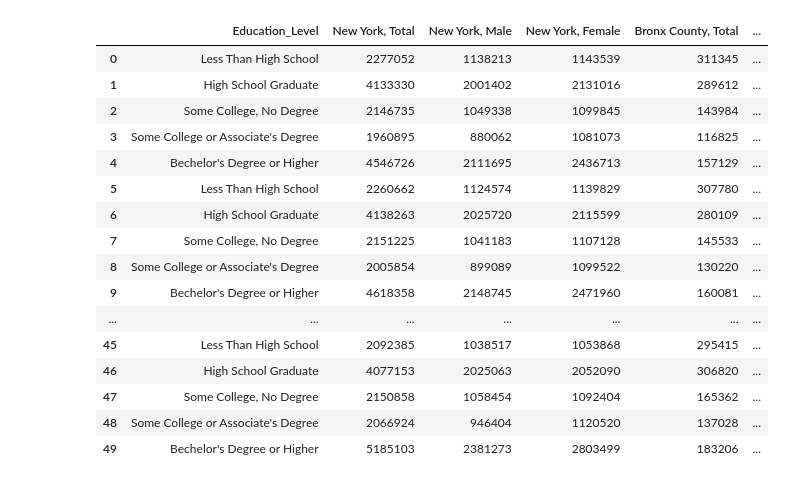
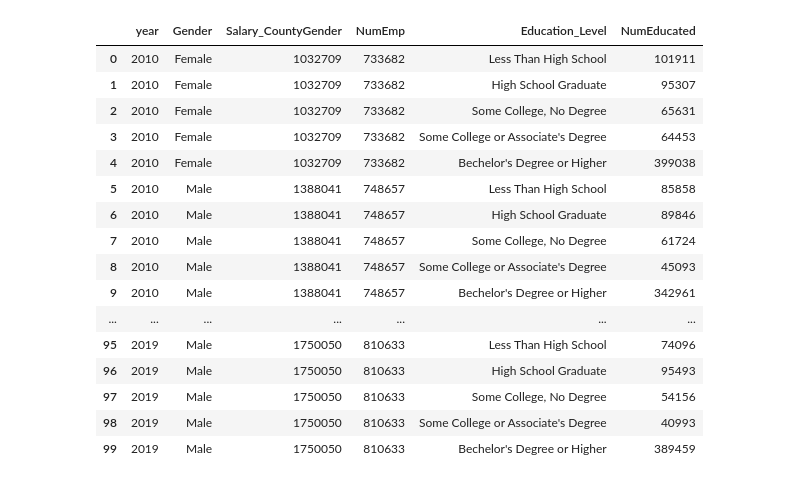
Before and after one commit to tracy3057/STAT5702_NYC_Employment_Analysis, a Jupyter notebook: DataPreprocessing/Code/education/ProportionBachelors.ipynb, the cells around one changed output. Saved outputs shown, nothing was run; the diff lists cells and outputs as text; code cells hidden in the pictures.

Commit message:
Data preprocessing and final chapter RMDs work

```diff
--- a/DataPreprocessing/Code/education/ProportionBachelors.ipynb
+++ b/DataPreprocessing/Code/education/ProportionBachelors.ipynb
@@ -3,27 +3,26 @@ import numpy as np
 import pandas as pd
 import os
 # %%
-EducationData = (pd.read_csv('C:/Users/eabea/Dropbox/Documents/STAT W5702/Project/STAT5702_NYC_Employment_Analysis/DataPreprocessing/Data/education/Education.csv',index_col = False))
-EducationData.pop('Unnamed: 0')
+EducationData = (pd.read_csv('C:/Users/eabea/Dropbox/Documents/STAT W5702/Project/STAT5702_NYC_Employment_Analysis/DataPreprocessing/Data/education/Total_NY.csv',index_col = False))
 EducationData.style
 # %% [output]
-|  | Education_Level | New York, Total | New York, Male | New York, Female | Bronx County, Total | ... |
-| 0 | Less Than High School | 2277052 | 1138213 | 1143539 | 311345 | ... |
-| 1 | High School Graduate | 4133330 | 2001402 | 2131016 | 289612 | ... |
-| 2 | Some College, No Degree | 2146735 | 1049338 | 1099845 | 143984 | ... |
-| 3 | Some College or Associate's Degree | 1960895 | 880062 | 1081073 | 116825 | ... |
-| 4 | Bechelor's Degree or Higher | 4546726 | 2111695 | 2436713 | 157129 | ... |
-| 5 | Less Than High School | 2260662 | 1124574 | 1139829 | 307780 | ... |
-| 6 | High School Graduate | 4138263 | 2025720 | 2115599 | 280109 | ... |
-| 7 | Some College, No Degree | 2151225 | 1041183 | 1107128 | 145533 | ... |
-| 8 | Some College or Associate's Degree | 2005854 | 899089 | 1099522 | 130220 | ... |
-| 9 | Bechelor's Degree or Higher | 4618358 | 2148745 | 2471960 | 160081 | ... |
+|  | year | Gender | Salary_CountyGender | NumEmp | Education_Level | NumEducated |
+| 0 | 2010 | Female | 1032709 | 733682 | Less Than High School | 101911 |
+| 1 | 2010 | Female | 1032709 | 733682 | High School Graduate | 95307 |
+| 2 | 2010 | Female | 1032709 | 733682 | Some College, No Degree | 65631 |
+| 3 | 2010 | Female | 1032709 | 733682 | Some College or Associate's Degree | 64453 |
+| 4 | 2010 | Female | 1032709 | 733682 | Bechelor's Degree or Higher | 399038 |
+| 5 | 2010 | Male | 1388041 | 748657 | Less Than High School | 85858 |
+| 6 | 2010 | Male | 1388041 | 748657 | High School Graduate | 89846 |
+| 7 | 2010 | Male | 1388041 | 748657 | Some College, No Degree | 61724 |
+| 8 | 2010 | Male | 1388041 | 748657 | Some College or Associate's Degree | 45093 |
+| 9 | 2010 | Male | 1388041 | 748657 | Bechelor's Degree or Higher | 342961 |
 | ... | ... | ... | ... | ... | ... | ... |
-| 45 | Less Than High School | 2092385 | 1038517 | 1053868 | 295415 | ... |
-| 46 | High School Graduate | 4077153 | 2025063 | 2052090 | 306820 | ... |
-| 47 | Some College, No Degree | 2150858 | 1058454 | 1092404 | 165362 | ... |
-| 48 | Some College or Associate's Degree | 2066924 | 946404 | 1120520 | 137028 | ... |
-| 49 | Bechelor's Degree or Higher | 5185103 | 2381273 | 2803499 | 183206 | ... |
+| 95 | 2019 | Male | 1750050 | 810633 | Less Than High School | 74096 |
+| 96 | 2019 | Male | 1750050 | 810633 | High School Graduate | 95493 |
+| 97 | 2019 | Male | 1750050 | 810633 | Some College, No Degree | 54156 |
+| 98 | 2019 | Male | 1750050 | 810633 | Some College or Associate's Degree | 40993 |
+| 99 | 2019 | Male | 1750050 | 810633 | Bechelor's Degree or Higher | 389459 |
 # %%
 BachelorByYear = {}
 
```
Also changed, not shown: parts of 3 cells of this notebook, 7 other files.
